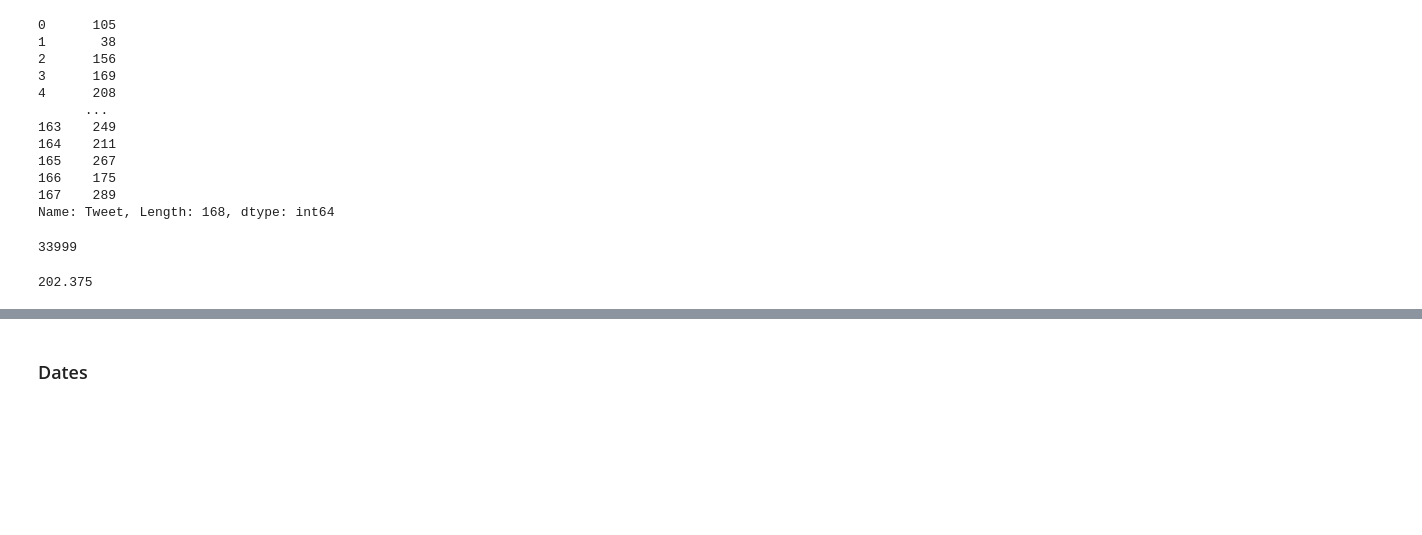
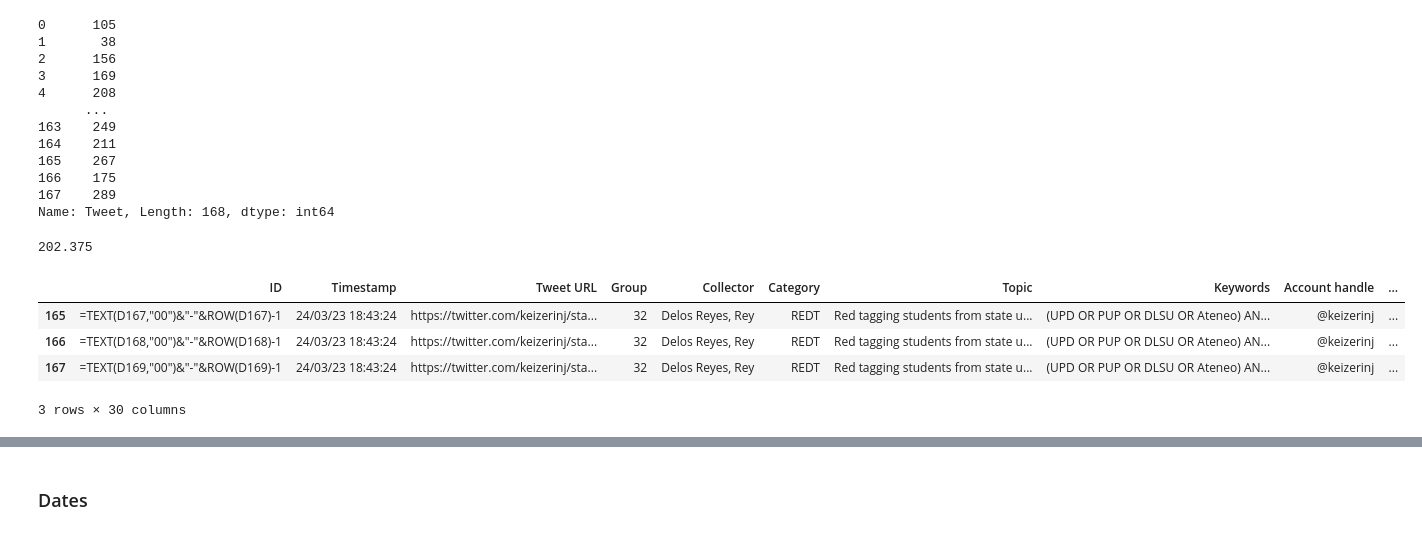
Before and after one commit to ShiroeLH/CS-132-PH-Twitter-Mis-Disinformation-Analysis, a Jupyter notebook: analysis/analysis.ipynb, the cells around one changed output, grey strips where cells are left out. Saved outputs shown, nothing was run; the diff lists cells and outputs as text; code cells hidden in the pictures; blank space fills up the shorter version.

```diff
--- a/analysis/analysis.ipynb
+++ b/analysis/analysis.ipynb
@@ -185,12 +192,17 @@ df_Tweets.str.len()
 166    175
 167    289
 Name: Tweet, Length: 168, dtype: int64
-# %%
-df_Tweets.str.len().sum()
-# %% [output]
-33999
 # %%
 tweet_len_ave = df_Tweets.str.len().sum()/df_Tweets.size
 tweet_len_ave
 # %% [output]
 202.375
+# %%
+df_clean['Account handle'].describe()
+df.loc[df_clean['Account handle'] == "@keizerinj"]
+# %% [output]
+|  | ID | Timestamp | Tweet URL | Group | Collector | Category | Topic | Keywords | Account handle | ... |
+| 165 | =TEXT(D167,"00")&"-"&ROW(D167)-1 | 24/03/23 18:43:24 | https://twitter.com/keizerinj/sta... | 32 | Delos Reyes, Rey | REDT | Red tagging students from state u... | (UPD OR PUP OR DLSU OR Ateneo) AN... | @keizerinj | ... |
+| 166 | =TEXT(D168,"00")&"-"&ROW(D168)-1 | 24/03/23 18:43:24 | https://twitter.com/keizerinj/sta... | 32 | Delos Reyes, Rey | REDT | Red tagging students from state u... | (UPD OR PUP OR DLSU OR Ateneo) AN... | @keizerinj | ... |
+| 167 | =TEXT(D169,"00")&"-"&ROW(D169)-1 | 24/03/23 18:43:24 | https://twitter.com/keizerinj/sta... | 32 | Delos Reyes, Rey | REDT | Red tagging students from state u... | (UPD OR PUP OR DLSU OR Ateneo) AN... | @keizerinj | ... |
+3 rows × 30 columns
```
Also changed, not shown: parts of 28 cells of this notebook, 1 other file.
